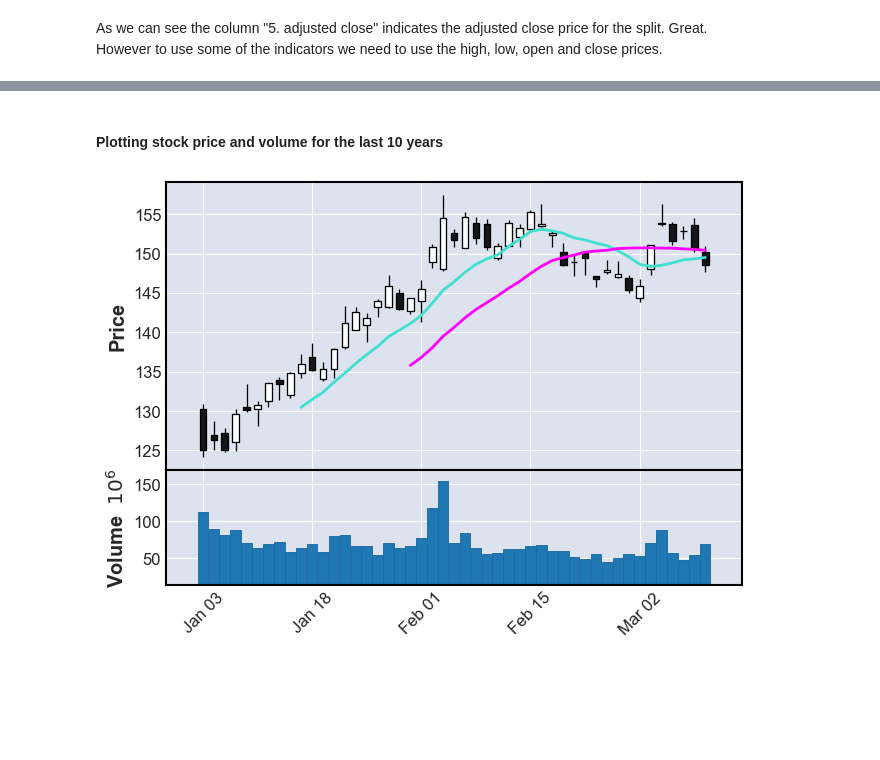
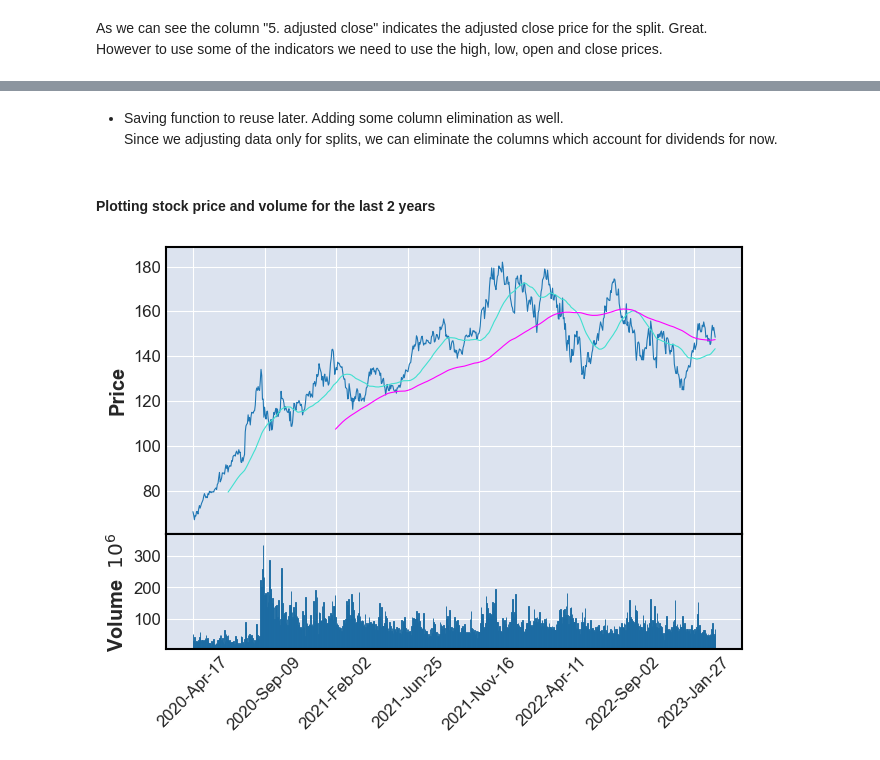
Before and after one commit to Folongton/Stock-Analysis, a Jupyter notebook: P1-Indicators-Chart-Analysis/P1-Chart-Analysis.ipynb, the cells around one changed output, grey strips where cells are left out. Saved outputs shown, nothing was run; the diff lists cells and outputs as text; code cells hidden in the pictures; blank space fills up the shorter version.

```diff
--- a/P1-Indicators-Chart-Analysis/P1-Chart-Analysis.ipynb
+++ b/P1-Indicators-Chart-Analysis/P1-Chart-Analysis.ipynb
@@ -118,7 +99,7 @@ aapl_d['8. split coefficient'].value_counts()
 7.000007       1
 Name: 8. split coefficient, dtype: int64
 # %%
-splits = aapl_d[~aapl_d['8. split coefficient'].isin([1])].copy(deep=True)
+splits = aapl_d_source[~aapl_d_source['8. split coefficient'].isin([1])].copy(deep=True)
 splits['8. split coefficient'] = splits['8. split coefficient'].astype('int')
 splits
 # %% [output]
@@ -149,9 +130,8 @@ aapl_d.loc['2000-06-19':'2000-06-26':-1]
 As we can see the column "5. adjusted close" indicates the adjusted close price for the split. Great.
 However to use some of the indicators we need to use the high, low, open and close prices.
 # %%
-from datetime import timedelta
 for split in splits.index:
-    aapl_d.loc[split-timedelta(days=1):,'1. open'] = aapl_d.loc[split:,'1. open'] / splits.loc[split,'8. split coefficient']
-    aapl_d.loc[split-timedelta(days=1):,'2. high'] = aapl_d.loc[split:,'2. high'] / splits.loc[split,'8. split coefficient']
-    aapl_d.loc[split-timedelta(days=1):,'3. low'] = aapl_d.loc[split:,'3. low'] / splits.loc[split,'8. split coefficient']
-    aapl_d.loc[split-timedelta(days=1):,'4. close'] = aapl_d.loc[split:,'4. close'] / splits.loc[split,'8. split coefficient']
+    aapl_d_source.loc[split-timedelta(days=1):,'1. open'] = aapl_d_source.loc[split:,'1. open'] / splits.loc[split,'8. split coefficient']
+    aapl_d_source.loc[split-timedelta(days=1):,'2. high'] = aapl_d_source.loc[split:,'2. high'] / splits.loc[split,'8. split coefficient']
+    aapl_d_source.loc[split-timedelta(days=1):,'3. low'] = aapl_d_source.loc[split:,'3. low'] / splits.loc[split,'8. split coefficient']
+    aapl_d_source.loc[split-timedelta(days=1):,'4. close'] = aapl_d_source.loc[split:,'4. close'] / splits.loc[split,'8. split coefficient']
@@ -163,2 +154,29 @@ aapl_d.loc['2000-06-19':'2000-06-26':-1]
+# %% [markdown]
+* Saving function to reuse later. Adding some column elimination as well.
+Since we adjusting data only for splits, we can eliminate the columns which account for dividends for now.
+# %%
+def adjust_price_for_splits(df):
+    splits = df[~df['8. split coefficient'].isin([1])].copy(deep=True)
+    splits['8. split coefficient'] = splits['8. split coefficient'].astype('int')
+    for split in splits.index:
+        df.loc[split-timedelta(days=1):,'1. open'] = df.loc[split:,'1. open'] / splits.loc[split,'8. split coefficient']
+        df.loc[split-timedelta(days=1):,'2. high'] = df.loc[split:,'2. high'] / splits.loc[split,'8. split coefficient']
+        df.loc[split-timedelta(days=1):,'3. low'] = df.loc[split:,'3. low'] / splits.loc[split,'8. split coefficient']
+        df.loc[split-timedelta(days=1):,'4. close'] = df.loc[split:,'4. close'] / splits.loc[split,'8. split coefficient']
+    df = df.rename(columns={'1. open':'Open', '2. high':'High', '3. low':'Low', '4. close':'Close', '6. volume':'Volume'})
+    df = df[::-1]
+    return df, splits
+# %%
+aapl_d, aapl_splits = adjust_price_for_splits(aapl_d_source)
+baba_d, baba_splits = adjust_price_for_splits(baba_d_source)
+msft_d, msft_splits = adjust_price_for_splits(msft_d_source)
+nem_d, nem_splits = adjust_price_for_splits(nem_d_source)
+tsla_d, tsla_splits = adjust_price_for_splits(tsla_d_source)
+vz_d, vz_splits = adjust_price_for_splits(vz_d_source)
+
+# For Easy access to the data and manipulation
+growth = [aapl_d, baba_d, msft_d, tsla_d]
+value = [nem_d, vz_d]
+all_stocks = [aapl_d, baba_d, msft_d, nem_d, tsla_d, vz_d]
 # %% [markdown]
-#### Plotting stock price and volume for the last 10 years
+#### Plotting stock price and volume for the last 2 years
@@ -169,4 +183,4 @@ aapl_d_2y = aapl_d_2y.rename(columns={'1. open':'Open','2. high':'High','3. low'
-# %%
-mpf.plot(aapl_d_2y, type="candle", mav=(10, 20), volume=True)
-# %% [output]
-[figure, removed]
+# %%
+mpf.plot(aapl_d[-730::], type='line',  volume=True,  mav=(50, 200)) # quick plot
+# %% [output]
+[figure, added]
```
Also changed, not shown: parts of 14 cells of this notebook.
